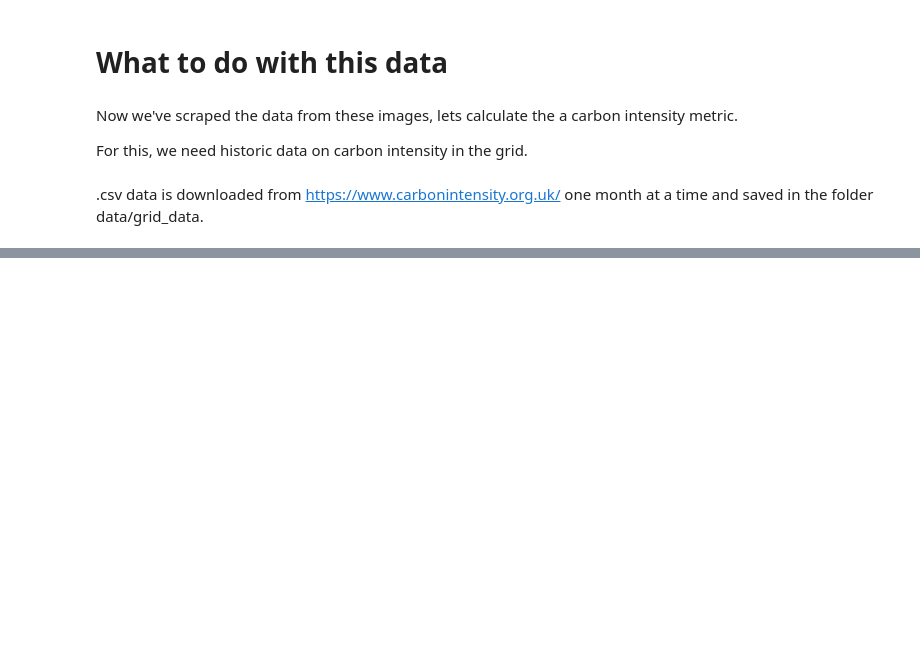
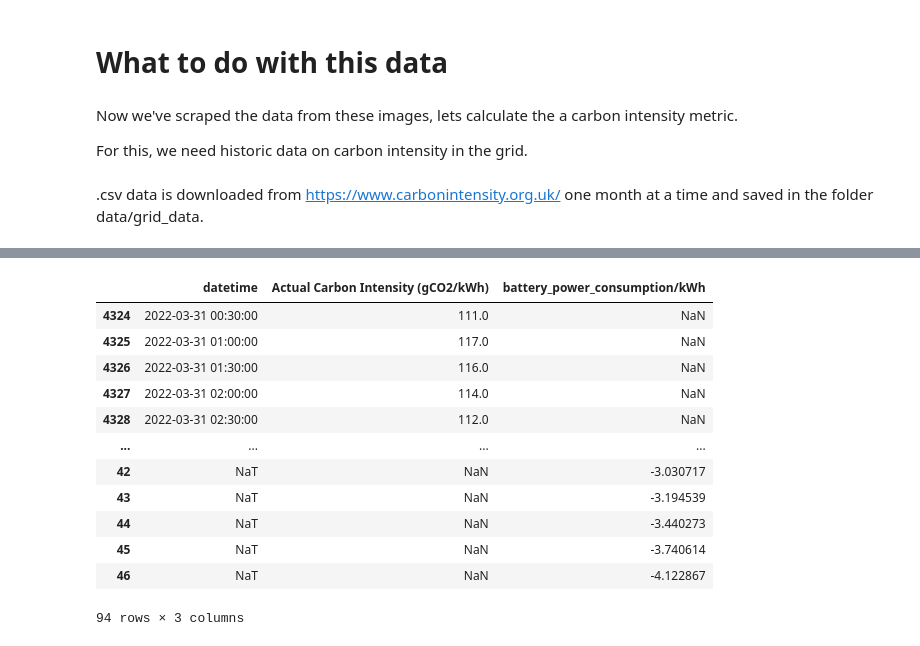
Before and after one commit to jordanesmith/Carbon-Intensity-Project-, a Jupyter notebook: research.ipynb, the cells around one changed output, grey strips where cells are left out. Drawn from its saved outputs; the diff is of its cells as text; code cells hidden in the pictures; blank space fills up the shorter version.

```diff
--- a/research.ipynb
+++ b/research.ipynb
@@ -154,0 +188,8 @@ all_data["Datetime (UTC)"].iloc[1]
+# %%
+# calculate interpolated battery charge values for the time intervals of CI data
+time_intervals = ci_data["datetime"]
+# data_x.astype("object")
+
+new_x_coords = np.arange(len(time_intervals)) * len(data_y) / len(time_intervals)
+interpolated_battery_data = np.interp(new_x_coords, np.arange(len(data_y)), data_y.astype("float"))
+interpolated_battery_data
@@ -154,0 +207,29 @@ all_data["Datetime (UTC)"].iloc[1]
+# %%
+def calculate_carbon_from_day(ci_and_battery_data):
+
+    ci_and_battery_data.head()
+
+    return None
+
+times = ci_data["datetime"]
+ci_vals = ci_data["Actual Carbon Intensity (gCO2/kWh)"]
+batt_cons = pd.Series(interpolated_battery_data,name='battery_power_consumption/kWh')
+
+
+ci_and_battery_data = pd.concat([times,ci_vals,batt_cons],axis=1)
+ci_and_battery_data
+# calculate_carbon_from_day(ci_and_battery_data)
+# %% [output]
+|  | datetime | Actual Carbon Intensity (gCO2/kWh) | battery_power_consumption/kWh |
+| 4324 | 2022-03-31 00:30:00 | 111.0 | NaN |
+| 4325 | 2022-03-31 01:00:00 | 117.0 | NaN |
+| 4326 | 2022-03-31 01:30:00 | 116.0 | NaN |
+| 4327 | 2022-03-31 02:00:00 | 114.0 | NaN |
+| 4328 | 2022-03-31 02:30:00 | 112.0 | NaN |
+| ... | ... | ... | ... |
+| 42 | NaT | NaN | -3.030717 |
+| 43 | NaT | NaN | -3.194539 |
+| 44 | NaT | NaN | -3.440273 |
+| 45 | NaT | NaN | -3.740614 |
+| 46 | NaT | NaN | -4.122867 |
+94 rows × 3 columns
```
Also changed, not shown: parts of 11 cells of this notebook, 4 other files.
